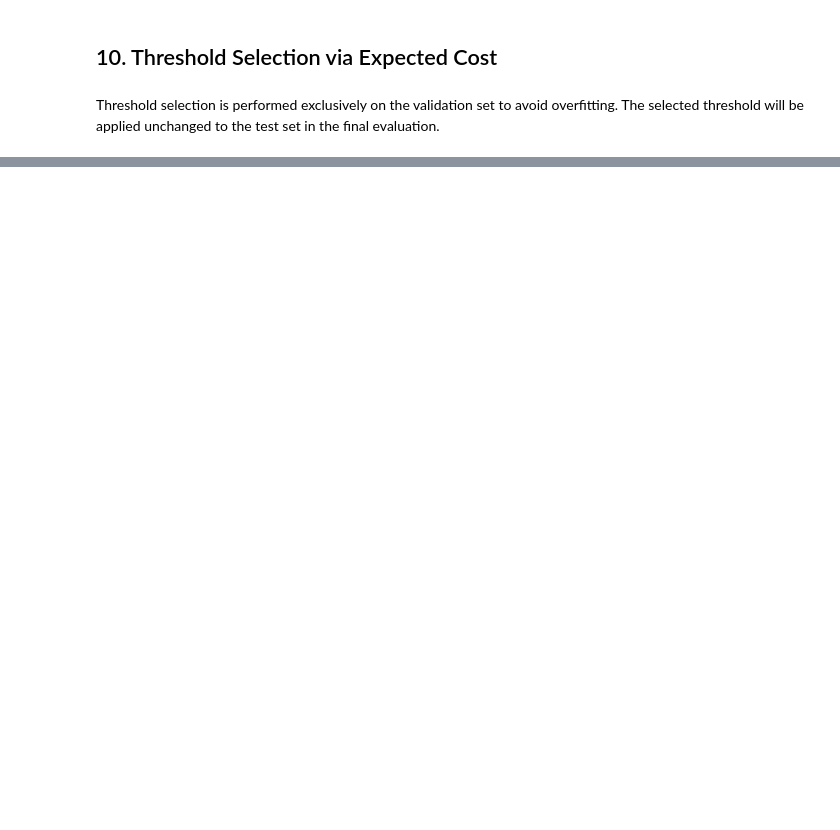
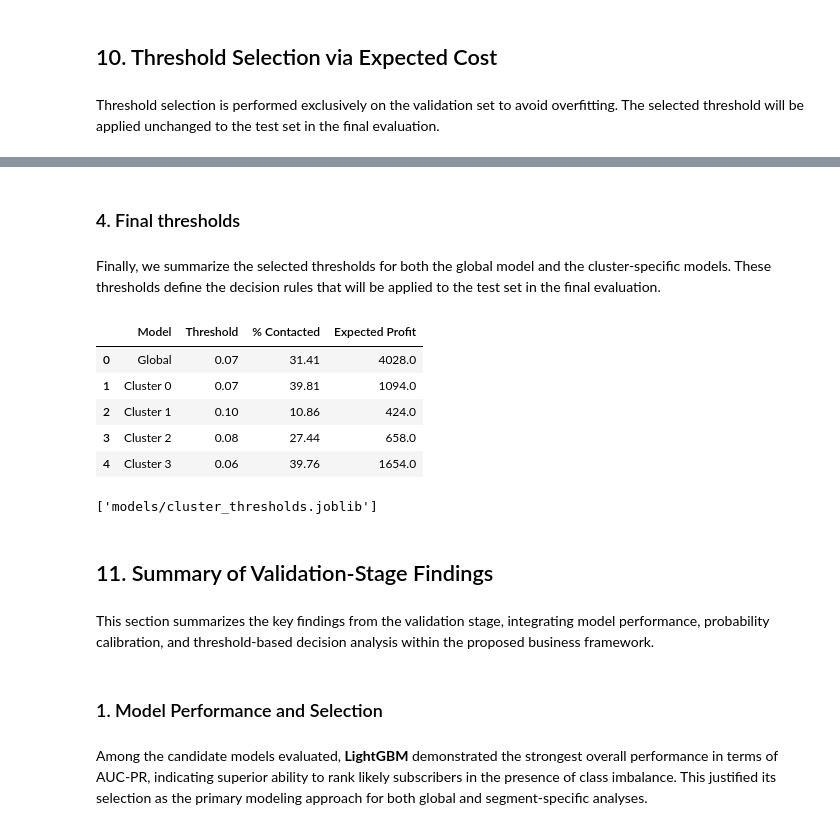
Before and after one commit to tonantzin-real/IDS_705_final_project, a Jupyter notebook: 03_training.ipynb, the cells around one changed output, grey strips where cells are left out. Cells and saved outputs as stored; diff of their text form; code cells hidden in the pictures; blank space fills up the shorter version.

```diff
--- a/03_training.ipynb
+++ b/03_training.ipynb
@@ -1273,0 +1296,19 @@ Threshold selection is performed exclusively on the validation set to avoid over
+# %%
+# Raw probabilities
+global_probs_raw = global_model.predict_proba(X_val_global)[:, 1]
+
+# Calibrated probabilities
+global_probs_cal = global_calibrator.transform(global_probs_raw)
+# %%
+cluster_models = {}
+cluster_calibrators = {}
+cluster_metadata = {}
+
+for cluster_id in sorted(X_val_full[cluster_col].unique()):
+    cluster_models[cluster_id] = joblib.load(MODEL_DIR / f"c{cluster_id}_model.joblib")
+    cluster_calibrators[cluster_id] = joblib.load(
+        MODEL_DIR / f"c{cluster_id}_calibrator.joblib"
+    )
+    cluster_metadata[cluster_id] = joblib.load(
+        MODEL_DIR / f"c{cluster_id}_metadata.joblib"
+    )
@@ -1273,0 +1499,58 @@ Threshold selection is performed exclusively on the validation set to avoid over
+# %% [markdown]
+### 4. Final thresholds
+# %% [markdown]
+Finally, we summarize the selected thresholds for both the global model and the cluster-specific models. These thresholds define the decision rules that will be applied to the test set in the final evaluation.
+# %%
+threshold_table = pd.DataFrame(
+    {
+        "Model": ["Global"] + [f"Cluster {k}" for k in cluster_thresholds.keys()],
+        "Threshold": [best_threshold_global] + list(cluster_thresholds.values()),
+        "% Contacted": [best_global_row["pct_contacted"]]
+        + [
+            cluster_results[k]
+            .loc[
+                cluster_results[k]["threshold"] == cluster_thresholds[k],
+                "pct_contacted",
+            ]
+            .values[0]
+            for k in cluster_thresholds.keys()
+        ],
+        "Expected Profit": [best_global_row["expected_profit"]]
+        + [
+            cluster_results[k]
+            .loc[
+                cluster_results[k]["threshold"] == cluster_thresholds[k],
+                "expected_profit",
+            ]
+            .values[0]
+            for k in cluster_thresholds.keys()
+        ],
+    }
+)
+
+threshold_table["Threshold"] = threshold_table["Threshold"].round(4)
+threshold_table["% Contacted"] = threshold_table["% Contacted"].round(2)
+
+display(threshold_table)
+# %% [output]
+|  | Model | Threshold | % Contacted | Expected Profit |
+| 0 | Global | 0.07 | 31.41 | 4028.0 |
+| 1 | Cluster 0 | 0.07 | 39.81 | 1094.0 |
+| 2 | Cluster 1 | 0.10 | 10.86 | 424.0 |
+| 3 | Cluster 2 | 0.08 | 27.44 | 658.0 |
+| 4 | Cluster 3 | 0.06 | 39.76 | 1654.0 |
+# %%
+# Save thresholds for later use
+path = Path("models")
+joblib.dump(best_threshold_global, path / "global_threshold.joblib")
+joblib.dump(cluster_thresholds, path / "cluster_thresholds.joblib")
+# %% [output]
+['models/cluster_thresholds.joblib']
+# %% [markdown]
+## 11. Summary of Validation-Stage Findings
+# %% [markdown]
+This section summarizes the key findings from the validation stage, integrating model performance, probability calibration, and threshold-based decision analysis within the proposed business framework.
+# %% [markdown]
+### 1. Model Performance and Selection
+# %% [markdown]
+Among the candidate models evaluated, **LightGBM** demonstrated the strongest overall performance in terms of AUC-PR, indicating superior ability to rank likely subscribers in the presence of class imbalance. This justified its selection as the primary modeling approach for both global and segment-specific analyses.
```
Also changed, not shown: parts of 22 cells of this notebook, 4 other files.
